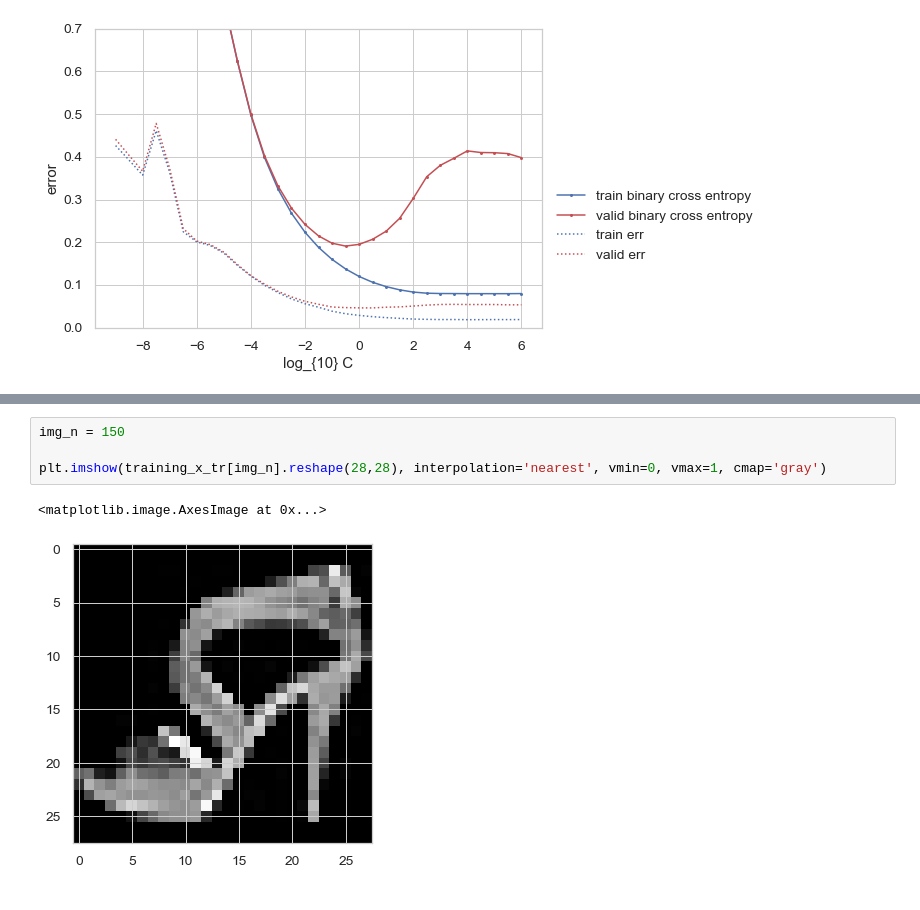
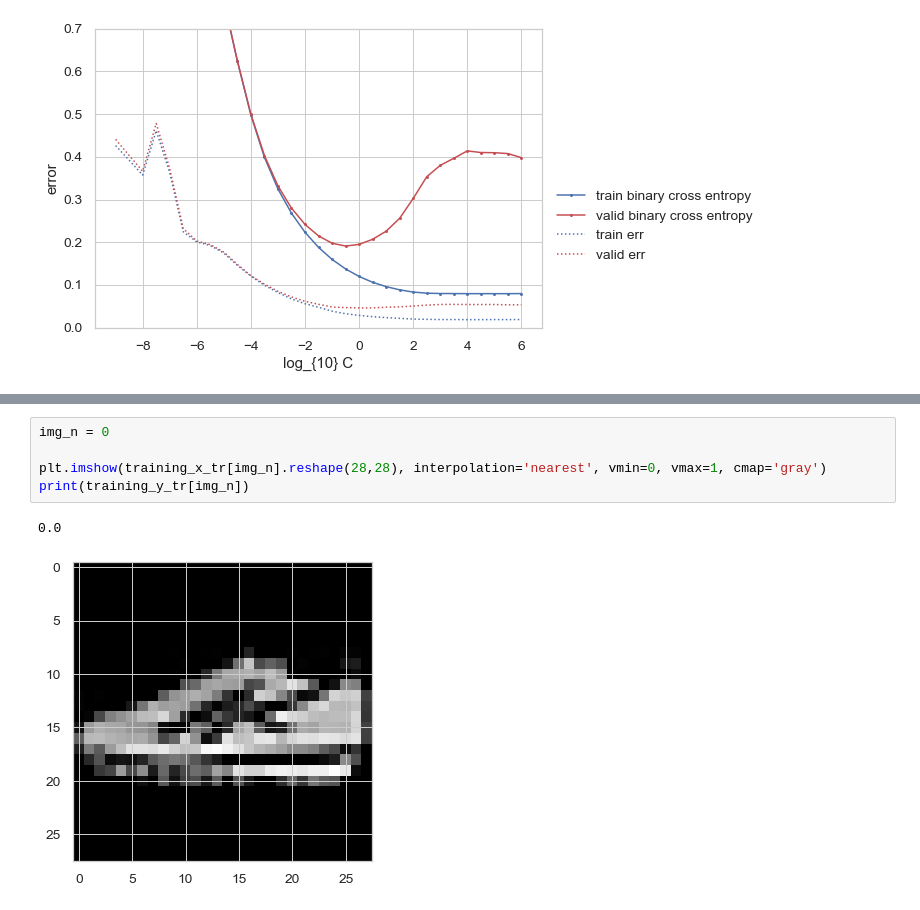
Before and after one commit to kamibrumi/comp135-intro-to-ml, a Jupyter notebook: projectA/projA_notebook_p2.ipynb, the cells around one changed output, grey strips where cells are left out. Drawn from its saved outputs; the diff is of its cells as text.

```diff
--- a/projectA/projA_notebook_p2.ipynb
+++ b/projectA/projA_notebook_p2.ipynb
@@ -904,10 +939,11 @@ test bce                                                                0.1693
 # %%
-img_n = 150
+img_n = 0
 
 plt.imshow(training_x_tr[img_n].reshape(28,28), interpolation='nearest', vmin=0, vmax=1, cmap='gray')
+print(training_y_tr[img_n])
 # %% [output]
-<matplotlib.image.AxesImage at 0x...>
+0.0
-[figure, old version]
+[figure, new version]
 # %%
 # different filters : https://www.saama.com/different-kinds-convolutional-filters/
 
```
Also changed, not shown: parts of 13 cells of this notebook, 1 other file.
